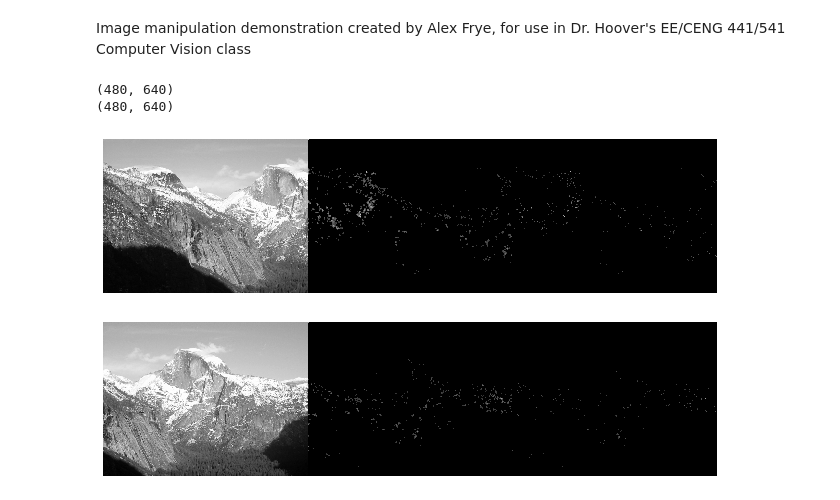
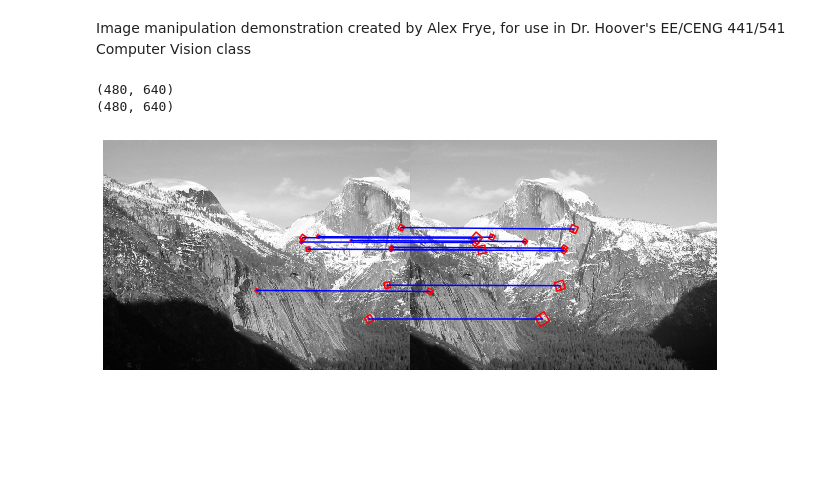
Before and after one commit to afrye51/EE541_CV, a Jupyter notebook: Lab2/Lab_2.ipynb, the cells around one changed output. Saved outputs shown, nothing was run; the diff lists cells and outputs as text; code cells hidden in the pictures; blank space fills up the shorter version.

Commit message:
Working features and descriptors, invariant to rotation and illumination

```diff
--- a/Lab2/Lab_2.ipynb
+++ b/Lab2/Lab_2.ipynb
@@ -76,20 +37,33 @@ def local_maxima_avg(image, n=5):
 # %%
 im0 = im_yosemite_gray[0]
-harris0 = detect_corners(im0)
 im1 = im_yosemite_gray[1]
-harris1 = detect_corners(im1)
+[im0, im1] = make_images_same_size([im0, im1])
+print(np.shape(im0))
+print(np.shape(im1))
+#harris0 = detect_corners_harris(im0)
+#harris1 = detect_corners_harris(im1)
 
-threshold = 0.2
-harris0 = threshold_image(harris0, threshold)
-harris1 = threshold_image(harris1, threshold)
+#threshold = 0.2
+#harris0 = threshold_image(harris0, threshold)
+#harris1 = threshold_image(harris1, threshold)
 #ajacent_images([im0, harris0])
 #ajacent_images([im1, harris1])
-harris0_filt = local_maxima_dumb(harris0, 3)
-ajacent_images([im0, harris0, harris0_filt])
-harris1_filt = local_maxima_dumb(harris1, 3)
-ajacent_images([im1, harris1, harris1_filt])
+#harris0_filt = local_maxima_dumb(harris0, 3)
+#ajacent_images([im0, harris0, harris0_filt])
+#harris1_filt = local_maxima_dumb(harris1, 3)
+#ajacent_images([im1, harris1, harris1_filt])
+d0 = features_descriptors(im0, s1=1, s2=2, pix_dist=3, threshold=0.1)
+d1 = features_descriptors(im1, s1=1, s2=2, pix_dist=3, threshold=0.1)
+matches = np.array(compare_features(d0, d1, threshold=0.03))
+#plot_boxes_desc(d0, im0)
+#plot_boxes_desc(d1, im1)
+#print(np.shape(d0))
+#print(np.shape(d1))
+#print(np.shape(matches))
+#print(matches[:,2])
+connect_features(matches, im0, im1)
+#ajacent_images([im0, im1])
 # %% [output]
 (480, 640)
 (480, 640)
-[figure, old version]
+[figure, new version]
-[figure, removed]
```
Also changed, not shown: parts of 10 cells of this notebook, 1 other file.
